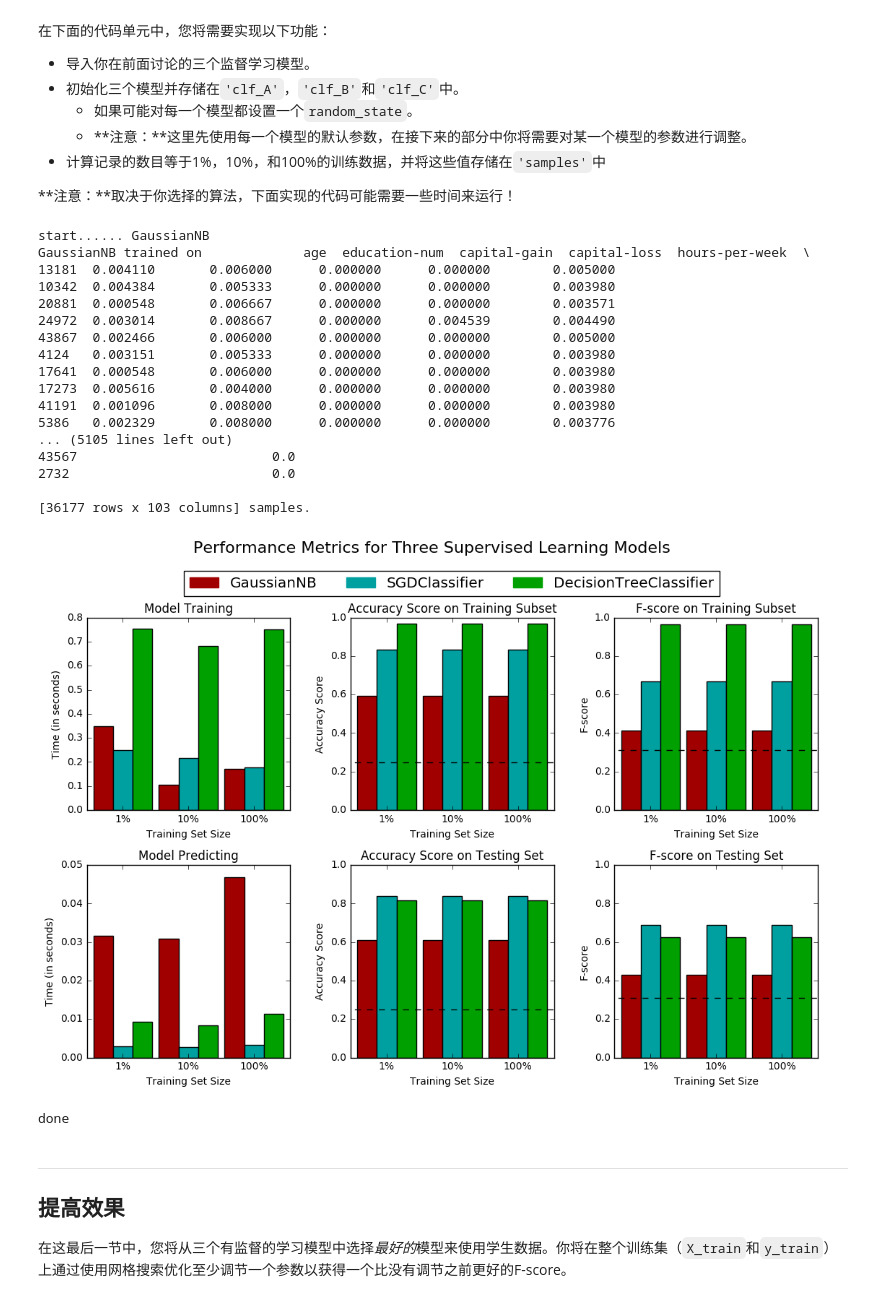
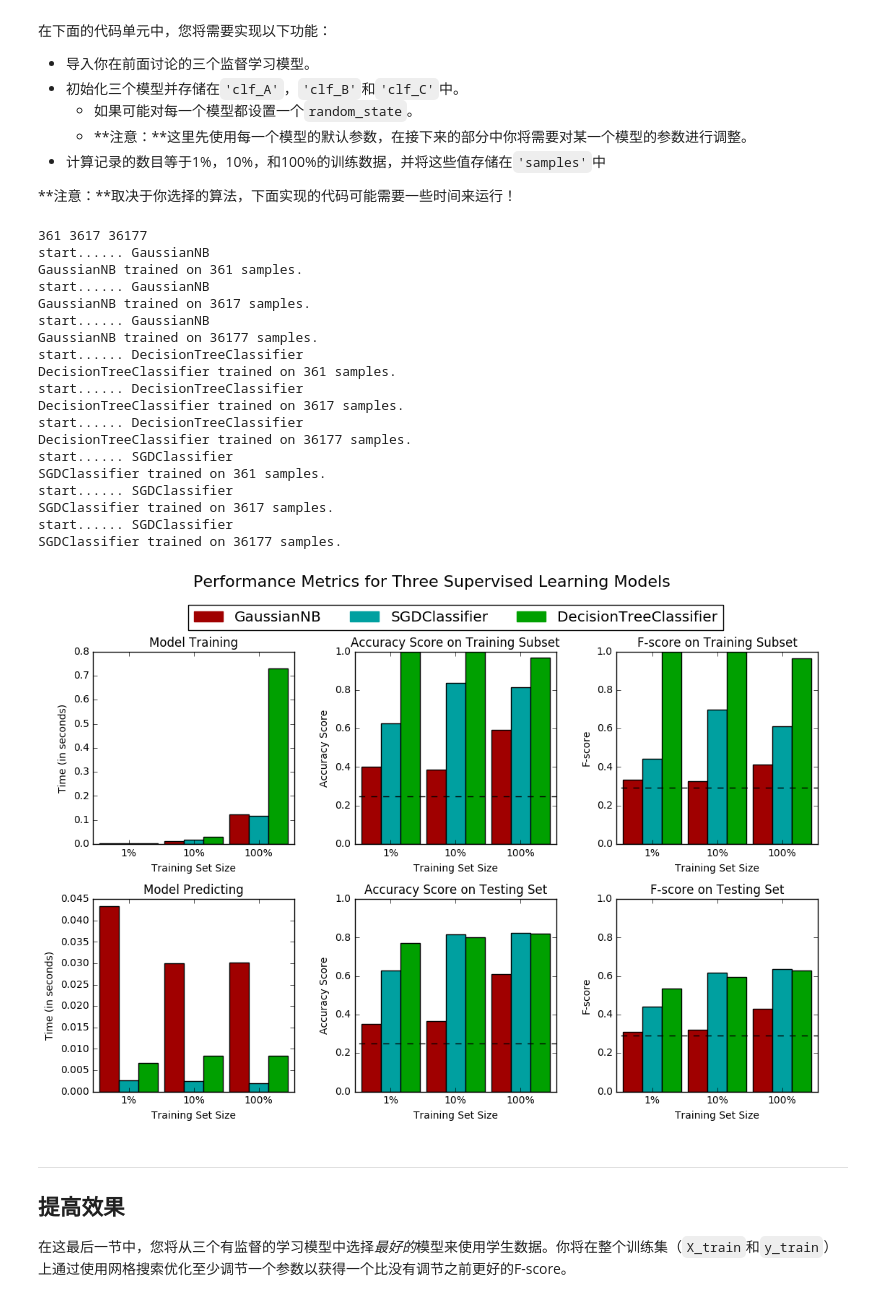
Before and after one commit to codingguy/finding_donors, a Jupyter notebook: finding_donors.ipynb, the cells around one changed output. Drawn from its saved outputs; the diff is of its cells as text; code cells hidden in the pictures.

```diff
--- a/finding_donors.ipynb
+++ b/finding_donors.ipynb
@@ -199,9 +199,12 @@ $$ F_{\beta} = (1 + \beta^2) \cdot \frac{precision \cdot recall}{\left( \beta^2
 # TODO： 计算准确率
 accuracy = 1.0 * n_greater_50k / n_records
 
+# TODO： 计算召回
+recall = 1.0 * n_greater_50k / (n_greater_50k + 0)
+
 # TODO： 使用上面的公式，并设置beta=0.5计算F-score
 beta = 0.5
-fscore = (1 + beta * beta) * accuracy * n_greater_50k / (beta * beta * accuracy + n_greater_50k)
+fscore = (1 + beta * beta) * accuracy * recall / (beta * beta * accuracy + recall)
 
 # 打印结果
 print "Naive Predictor: [Accuracy score: {:.4f}, F-score: {:.4f}]".format(accuracy, fscore)
@@ -268,8 +271,9 @@ def train_predict(learner, sample_size, X_train, y_train, X_test, y_test):
     # TODO：使用sample_size大小的训练数据来拟合学习器
     # TODO: Fit the learner to the training data using slicing with 'sample_size'
     start = time() # 获得程序开始时间
-    learner.fit(X_train, y_train)
+    learner.fit(X_train[:sample_size], y_train[:sample_size])
     end = time() # 获得程序结束时间
+    #print "sample_size = ", sample_size
 
     # TODO：计算训练时间
     results['train_time'] = end - start
@@ -316,54 +320,56 @@ def train_predict(learner, sample_size, X_train, y_train, X_test, y_test):
 # %%
 # TODO：从sklearn中导入三个监督学习模型
 from sklearn.naive_bayes import GaussianNB
 from sklearn import tree
 #from sklearn.neighbors import KNeighborsClassifier
 from sklearn import linear_model
 
 # TODO：初始化三个模型
 clf_A = GaussianNB()
-clf_B = tree.DecisionTreeClassifier()
-#clf_C = KNeighborsClassifier(n_neighbors=3)
-clf_C = linear_model.SGDClassifier(random_state = 1)
+clf_B = tree.DecisionTreeClassifier(random_state = 0)
+clf_C = linear_model.SGDClassifier(random_state = 0)
 
 # TODO：计算1%， 10%， 100%的训练数据分别对应多少点
-samples_1 = X_train * 0.01
-samples_10 = X_train * 0.1
-samples_100 = X_train
+samples_1 = X_train.shape[0] / 100
+samples_10 = X_train.shape[0] / 10
+samples_100 = X_train.shape[0] * 1
+
+print samples_1, samples_10, samples_100
 
 # 收集学习器的结果
 results = {}
 for clf in [clf_A, clf_B, clf_C]:
     clf_name = clf.__class__.__name__
     results[clf_name] = {}
     for i, samples in enumerate([samples_1, samples_10, samples_100]):
         results[clf_name][i] = \
         train_predict(clf, samples, X_train, y_train, X_test, y_test)
 
 # 对选择的三个模型得到的评价结果进行可视化
 vs.evaluate(results, accuracy, fscore)
 
-print 'done'
+#print 'done'
 # %% [output]
+361 3617 36177
 start...... GaussianNB
-GaussianNB trained on             age  education-num  capital-gain  capital-loss  hours-per-week  \
-13181  0.004110       0.006000      0.000000      0.000000        0.005000
-10342  0.004384       0.005333      0.000000      0.000000        0.003980
-20881  0.000548       0.006667      0.000000      0.000000        0.003571
-24972  0.003014       0.008667      0.000000      0.004539        0.004490
-43867  0.002466       0.006000      0.000000      0.000000        0.005000
-4124   0.003151       0.005333      0.000000      0.000000        0.003980
-17641  0.000548       0.006000      0.000000      0.000000        0.003980
-17273  0.005616       0.004000      0.000000      0.000000        0.003980
-41191  0.001096       0.008000      0.000000      0.000000        0.003980
-5386   0.002329       0.008000      0.000000      0.000000        0.003776
-... (5105 lines left out)
-43567                         0.0
-2732                          0.0
-
-[36177 rows x 103 columns] samples.
+GaussianNB trained on 361 samples.
+start...... GaussianNB
+GaussianNB trained on 3617 samples.
+start...... GaussianNB
+GaussianNB trained on 36177 samples.
+start...... DecisionTreeClassifier
+DecisionTreeClassifier trained on 361 samples.
+start...... DecisionTreeClassifier
+DecisionTreeClassifier trained on 3617 samples.
+start...... DecisionTreeClassifier
+DecisionTreeClassifier trained on 36177 samples.
+start...... SGDClassifier
+SGDClassifier trained on 361 samples.
+start...... SGDClassifier
+SGDClassifier trained on 3617 samples.
+start...... SGDClassifier
+SGDClassifier trained on 36177 samples.
-[figure, old version]
+[figure, new version]
-done
 # %% [markdown]
 ----
 ## 提高效果
```
Also changed, not shown: parts of 6 cells of this notebook, 2 other files.
